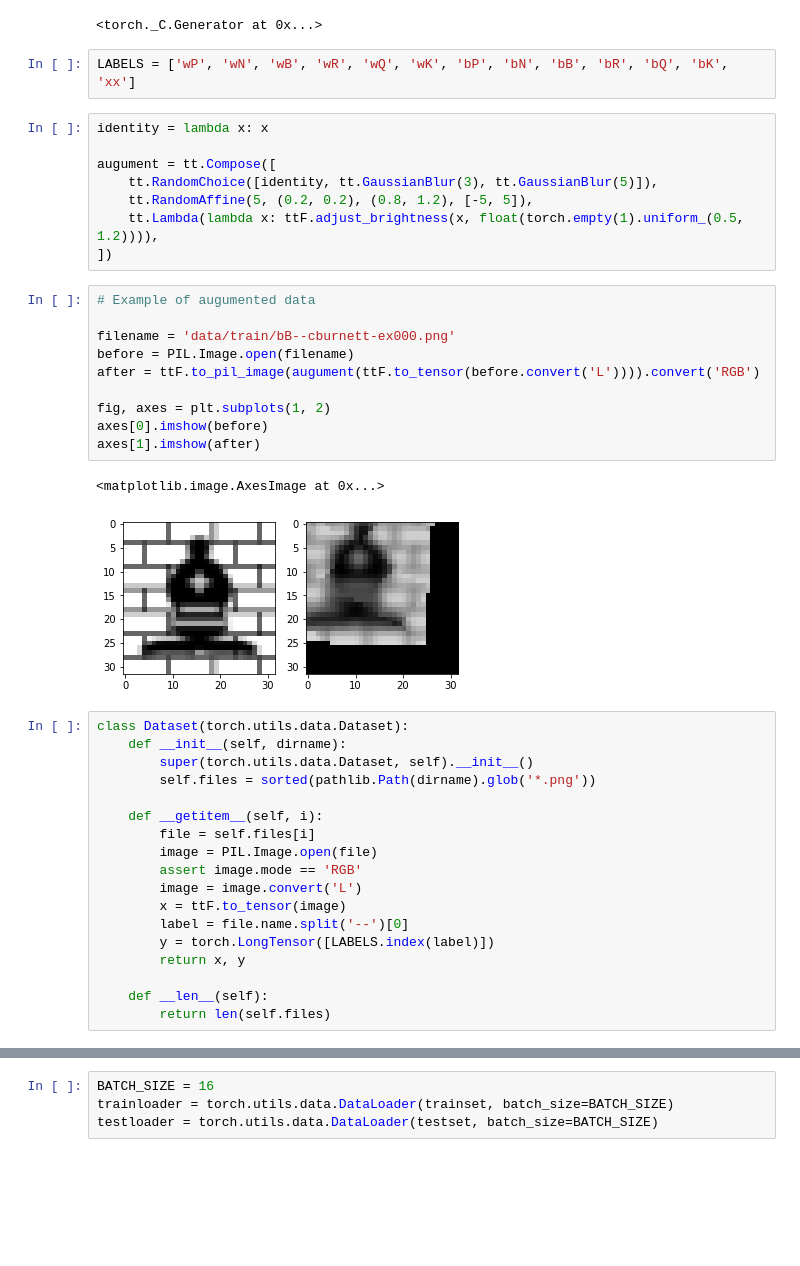
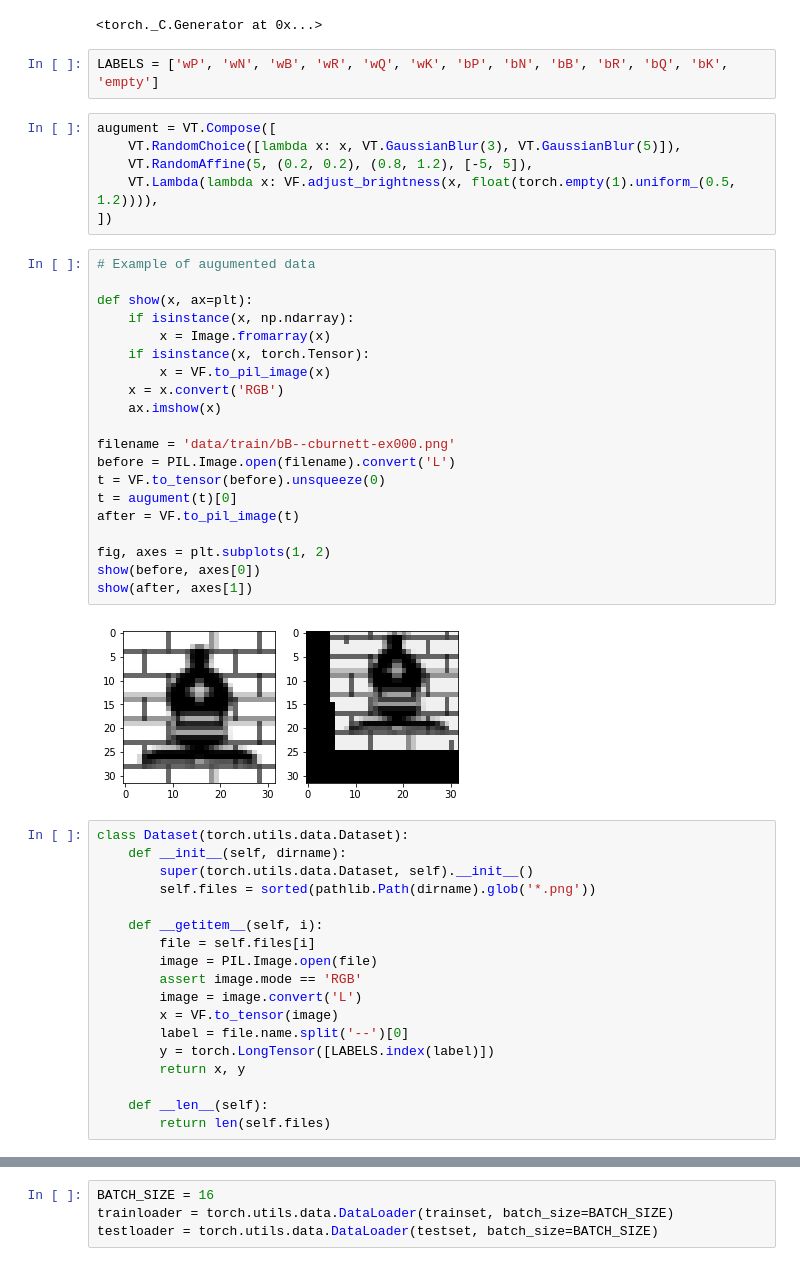
Before and after one commit to hi-ogawa/chess-ocr, a Jupyter notebook: detect_piece.ipynb, the cells around one changed output, grey strips where cells are left out. Saved outputs shown, nothing was run; the diff lists cells and outputs as text; blank space fills up the shorter version.

```diff
--- a/detect_piece.ipynb
+++ b/detect_piece.ipynb
@@ -20,28 +24,35 @@ torch.manual_seed(0)
 # %% [output]
 <torch._C.Generator at 0x...>
 # %%
-LABELS = ['wP', 'wN', 'wB', 'wR', 'wQ', 'wK', 'bP', 'bN', 'bB', 'bR', 'bQ', 'bK', 'xx']
+LABELS = ['wP', 'wN', 'wB', 'wR', 'wQ', 'wK', 'bP', 'bN', 'bB', 'bR', 'bQ', 'bK', 'empty']
 # %%
-identity = lambda x: x
-
-augument = tt.Compose([
-    tt.RandomChoice([identity, tt.GaussianBlur(3), tt.GaussianBlur(5)]),
-    tt.RandomAffine(5, (0.2, 0.2), (0.8, 1.2), [-5, 5]),
-    tt.Lambda(lambda x: ttF.adjust_brightness(x, float(torch.empty(1).uniform_(0.5, 1.2)))),
+augument = VT.Compose([
+    VT.RandomChoice([lambda x: x, VT.GaussianBlur(3), VT.GaussianBlur(5)]),
+    VT.RandomAffine(5, (0.2, 0.2), (0.8, 1.2), [-5, 5]),
+    VT.Lambda(lambda x: VF.adjust_brightness(x, float(torch.empty(1).uniform_(0.5, 1.2)))),
 ])
 # %%
 # Example of augumented data
 
+def show(x, ax=plt):
+    if isinstance(x, np.ndarray):
+        x = Image.fromarray(x)
+    if isinstance(x, torch.Tensor):
+        x = VF.to_pil_image(x)
+    x = x.convert('RGB')
+    ax.imshow(x)
+
 filename = 'data/train/bB--cburnett-ex000.png'
-before = PIL.Image.open(filename)
-after = ttF.to_pil_image(augument(ttF.to_tensor(before.convert('L')))).convert('RGB')
+before = PIL.Image.open(filename).convert('L')
+t = VF.to_tensor(before).unsqueeze(0)
+t = augument(t)[0]
+after = VF.to_pil_image(t)
 
 fig, axes = plt.subplots(1, 2)
-axes[0].imshow(before)
-axes[1].imshow(after)
+show(before, axes[0])
+show(after, axes[1])
 # %% [output]
-<matplotlib.image.AxesImage at 0x...>
-[figure, old version]
+[figure, new version]
 # %%
 class Dataset(torch.utils.data.Dataset):
     def __init__(self, dirname):
@@ -53,7 +64,7 @@ class Dataset(torch.utils.data.Dataset):
         image = PIL.Image.open(file)
         assert image.mode == 'RGB'
         image = image.convert('L')
-        x = ttF.to_tensor(image)
+        x = VF.to_tensor(image)
         label = file.name.split('--')[0]
         y = torch.LongTensor([LABELS.index(label)])
         return x, y
```
Also changed, not shown: parts of 11 cells of this notebook, 14 other files.
